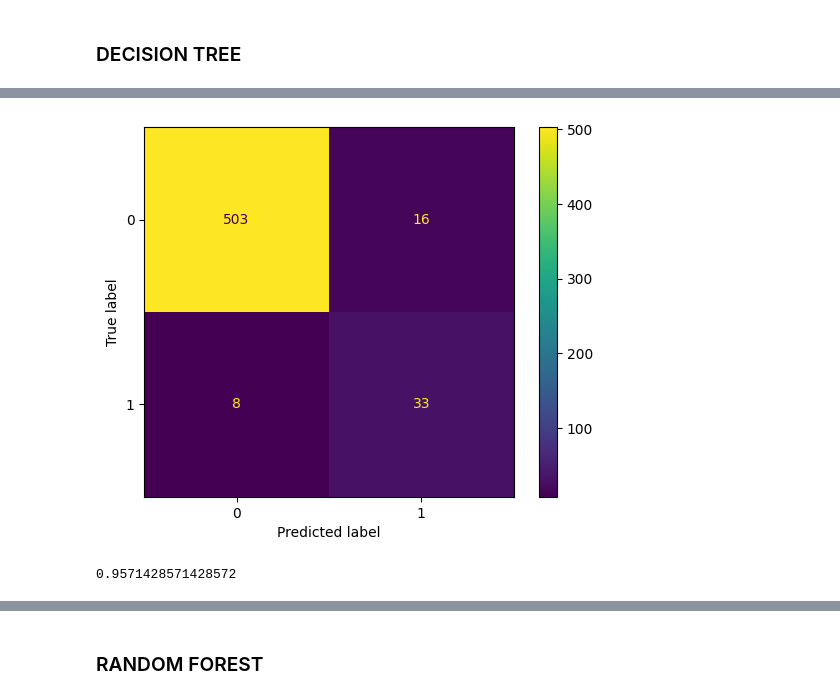
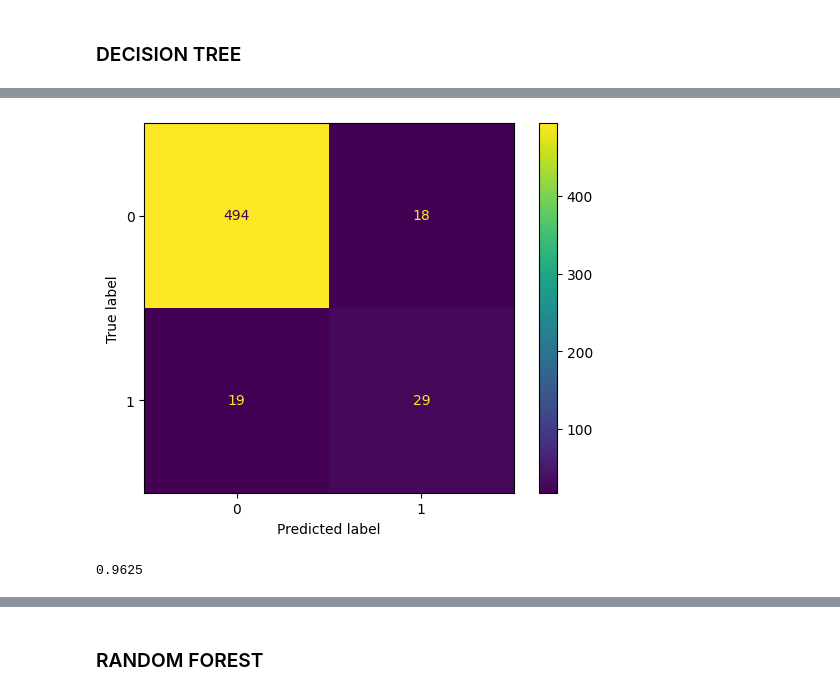
Before and after one commit to FinNijatTech/ML-algorithms-as-EWM-for-Economic-Crisis, a Jupyter notebook: Master_Thesis_Project.ipynb, the cells around one changed output, grey strips where cells are left out. Drawn from its saved outputs; the diff is of its cells as text; code cells hidden in the pictures.

```diff
--- a/Master_Thesis_Project.ipynb
+++ b/Master_Thesis_Project.ipynb
@@ -1000,20 +1000,20 @@ Best hyperparameters for Decision Tree: {'criterion': 'gini', 'max_depth': 10, '
 Best accuracy score for Decision Tree: 0.9535714285714286
 # %%
-dt = DecisionTreeClassifier(criterion= 'gini', max_depth= 10, min_samples_leaf=1, min_samples_split=2, random_state=2)
+dt = DecisionTreeClassifier(criterion= 'gini', max_depth= None, min_samples_leaf=1, min_samples_split=2, random_state=123)
 dt.fit(X_train, y_train)
 
-threshold = 0.15
+threshold = 0.2
 y_probs_dt = dt.predict_proba(X_test)[:, 1]
 y_pred_dt = np.where(y_probs_dt >= threshold, 1, 0)
 
 from sklearn.metrics import confusion_matrix, ConfusionMatrixDisplay
 confusion_matrix_dt = confusion_matrix(y_test, y_pred_dt)
 cm_display = ConfusionMatrixDisplay(confusion_matrix=confusion_matrix_dt, display_labels=[0, 1])
 cm_display.plot()
 plt.show()
 # %% [output]
-[figure, old version]
+[figure, new version]
 # %%
 accuracy_score(y_test, y_pred_dt)
 # %% [output]
-0.9571428571428572
+0.9625
```
Also changed, not shown: parts of 56 cells of this notebook.
